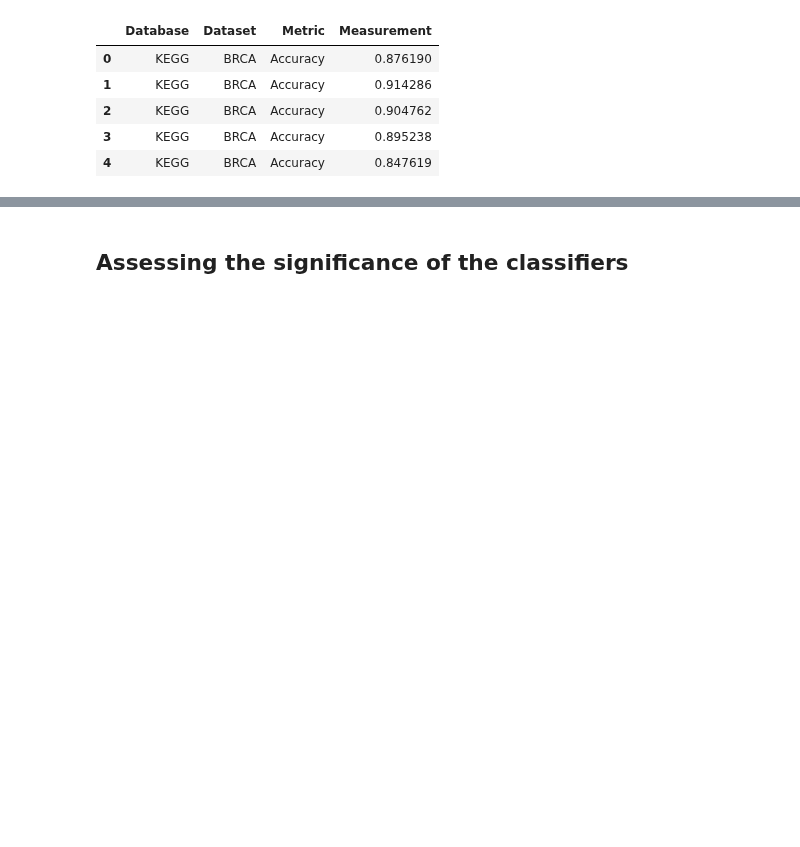
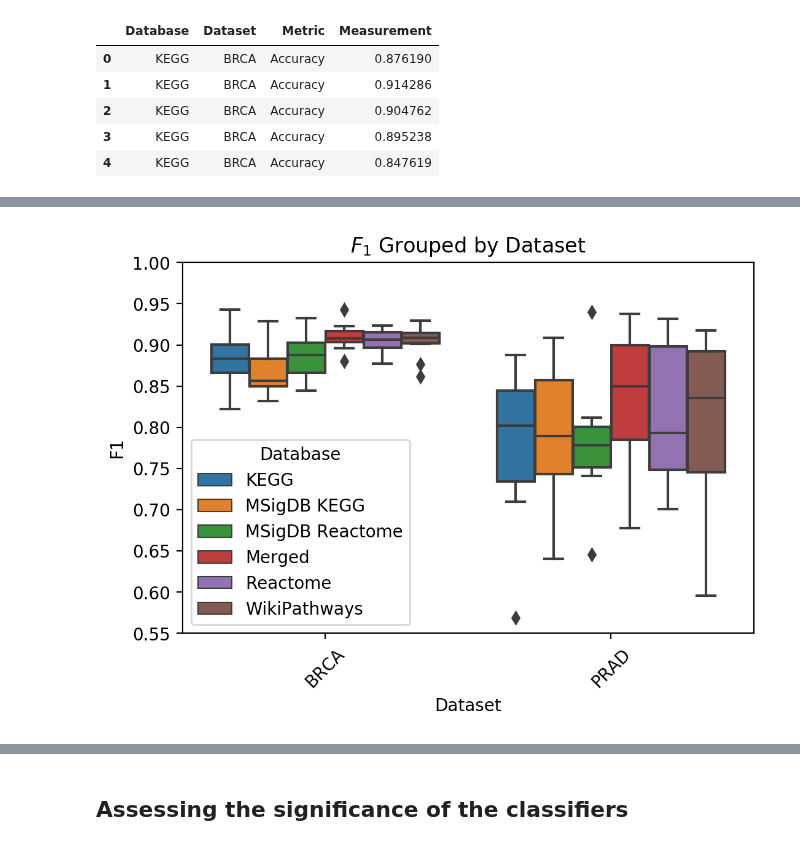
Before and after one commit to pathwayforte/results, a Jupyter notebook: notebooks/evaluation/Plot Evaluation of Subtype Classification.ipynb, the cells around one changed output, grey strips where cells are left out. Cells and saved outputs as stored; diff of their text form; code cells hidden in the pictures; blank space fills up the shorter version.

```diff
--- a/notebooks/evaluation/Plot Evaluation of Subtype Classification.ipynb
+++ b/notebooks/evaluation/Plot Evaluation of Subtype Classification.ipynb
@@ -73,0 +85,14 @@ plt.show()
+# %%
+ax = sns.boxplot(
+    y='F1',
+    x='Dataset',
+    hue='Database',
+    data=f1_df,
+)
+
+ax.set_xticklabels(ax.get_xticklabels(), rotation=45)
+ax.set_ylim([0.55,1])
+plt.title('$F_1$ Grouped by Dataset')
+plt.show()
+# %% [output]
+[figure, added]
```
Also changed, not shown: parts of 10 cells of this notebook.
